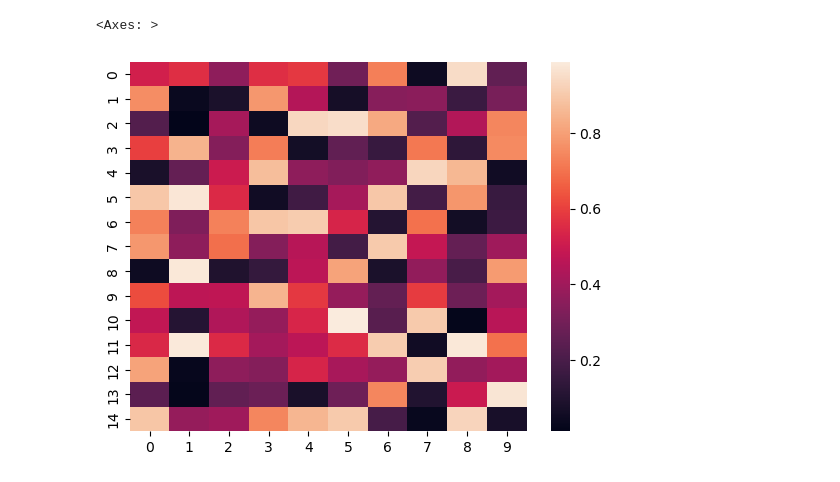
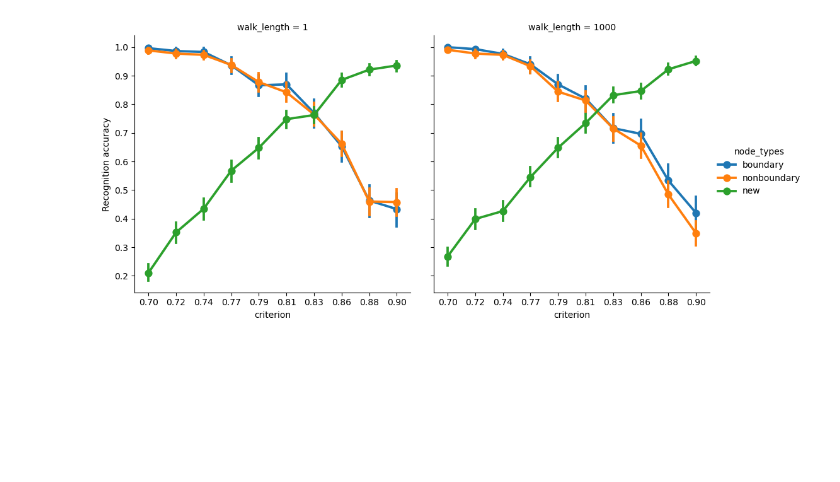
Before and after one commit to tejas-savalia/umass-dissertation, a Jupyter notebook: chapter_notebooks/chapter_3/simulations.ipynb, the cells around one changed output. Saved outputs shown, nothing was run; the diff lists cells and outputs as text; code cells hidden in the pictures; blank space fills up the shorter version.

```diff
--- a/chapter_notebooks/chapter_3/simulations.ipynb
+++ b/chapter_notebooks/chapter_3/simulations.ipynb
@@ -43,5 +20,0 @@ for s, stim in enumerate(stimuli):
-# %%
-sns.heatmap(stimuli)
-# %% [output]
-<Axes: >
-[figure, removed]
@@ -47,0 +23,47 @@ sns.heatmap(stimuli)
+# %%
+walk_lenghts = [1, 1000]
+num_experiments = 50
+criteria = np.linspace(0.7, 0.9, 10)
+
+old_new_labels = np.tile(np.repeat(['old', 'new'], 15), num_experiments*len(criteria)*len(walk_lenghts))
+all_response_labels = []
+all_true_labels = []
+all_node_types = np.tile(np.array(['boundary', 'nonboundary', 'nonboundary', 'nonboundary', 'boundary', 'boundary', 'nonboundary', 'nonboundary', 'nonboundary', 'boundary', 'boundary', 'nonboundary', 'nonboundary', 'nonboundary', 'boundary'] + ['new']*15), num_experiments*len(criteria)*len(walk_lenghts))
+for walk_length in walk_lenghts:
+    for crit in criteria:
+        for exp in range(num_experiments):
+            walk = random_walk(graph, walk_length, 1000).astype(int)
+            SR, _ = run_SR(walk, graph)
+            entropies = np.array([-np.sum(SR[node]*np.log(SR[node])) for node in range(graph.shape[0])])
+
+            old_stimuli = np.random.uniform(size = (15, 10))
+            new_stimuli = np.random.uniform(size = (15, 10))
+
+            all_test_stimuli = np.row_stack((old_stimuli, new_stimuli))
+            memory_strength = entropies
+
+
+
+            distance_matrix = euclidean_distances(all_test_stimuli, old_stimuli)
+            similarity_matrix = np.exp(-distance_matrix)
+            activation_matrix = np.dot(similarity_matrix, memory_strength)
+            prob_activation = activation_matrix/np.max(activation_matrix)
+            all_response_labels.extend(['new' if pa < crit else 'old' for pa in prob_activation])
+# %%
+recog_df = pd.DataFrame({'Experiment': np.repeat(np.arange(num_experiments), 30*len(criteria)*len(walk_lenghts)),
+                         'walk_length': np.repeat(walk_lenghts, num_experiments*30*len(criteria)),
+                         'criterion': np.tile(np.repeat(criteria, 30*num_experiments), len(walk_lenghts)),
+                         'old_new_labels': old_new_labels,
+                         'node_types': all_node_types,
+                         'response': all_response_labels,
+                         })
+recog_df['Recognition accuracy'] = 1
+recog_df.loc[recog_df.old_new_labels != recog_df.response, 'Recognition accuracy'] = 0
+# %%
+ax = sns.catplot(x = 'criterion', hue = 'node_types', y = 'Recognition accuracy', col = 'walk_length',
+                 data = recog_df, kind = 'point')
+for col in range(2):
+    ax.axes[0][col].set_xticklabels(['{:.2f}'.format(float(t.get_text())) for t in ax.axes[0][col].get_xticklabels()])
+plt.savefig('figures/recog_memory_with_criterion.png', dpi = 300, transparent = True)
+# %% [output]
+[figure, added]
```
Also changed, not shown: parts of 20 cells of this notebook, 31 other files.
